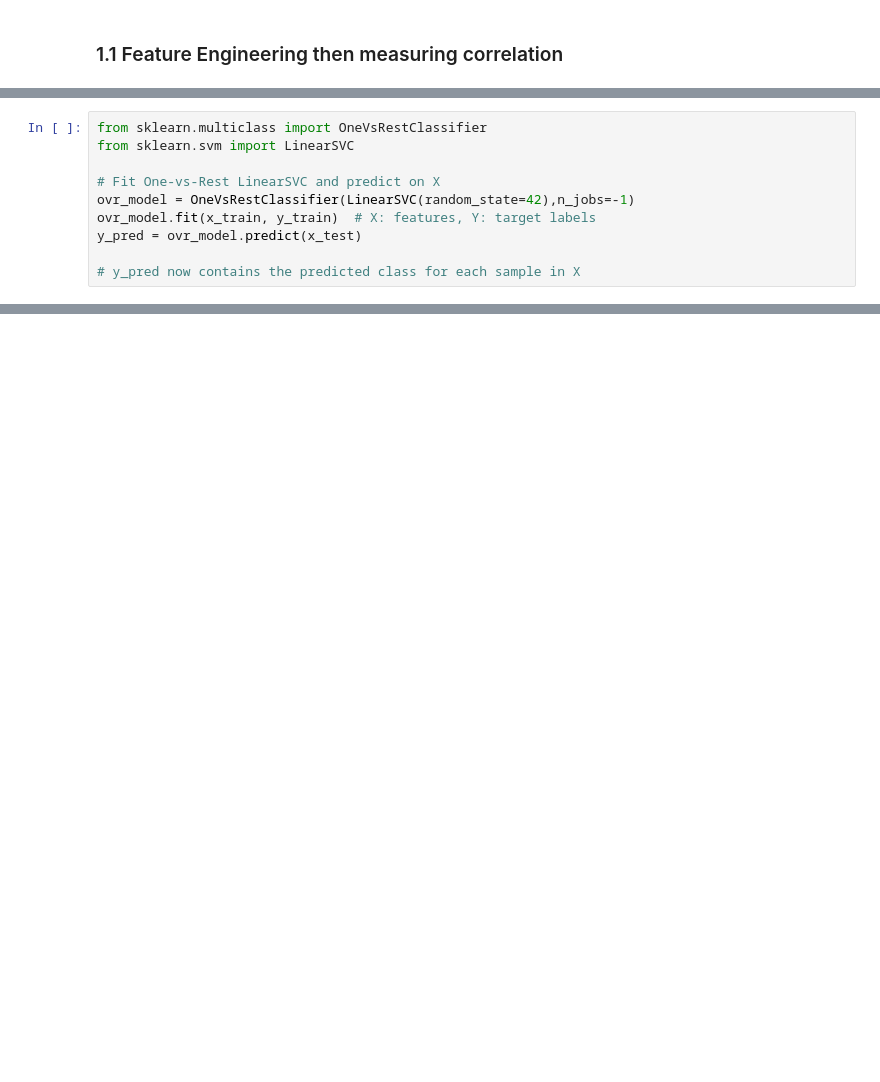
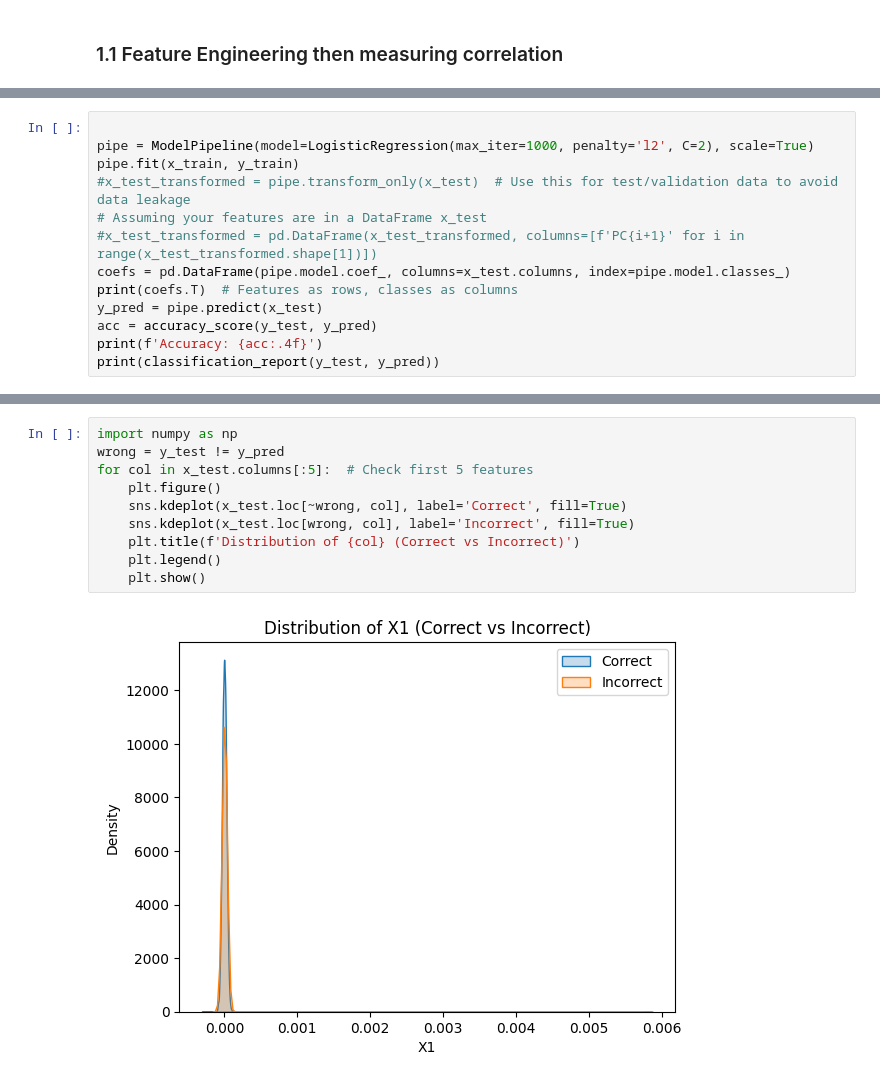
Before and after one commit to tjmeltesen/AML, a Jupyter notebook: Project/inspections.ipynb, the cells around one changed output, grey strips where cells are left out. Drawn from its saved outputs; the diff is of its cells as text; blank space fills up the shorter version.

```diff
--- a/Project/inspections.ipynb
+++ b/Project/inspections.ipynb
@@ -212,10 +252,0 @@ NameError: name 'y_pred' is not defined
-# %%
-from sklearn.multiclass import OneVsRestClassifier
-from sklearn.svm import LinearSVC
-
-# Fit One-vs-Rest LinearSVC and predict on X
-ovr_model = OneVsRestClassifier(LinearSVC(random_state=42),n_jobs=-1)
-ovr_model.fit(x_train, y_train)  # X: features, Y: target labels
-y_pred = ovr_model.predict(x_test)
-
-# y_pred now contains the predicted class for each sample in X
@@ -259,0 +323,13 @@ plt.show()
+# %%
+
+pipe = ModelPipeline(model=LogisticRegression(max_iter=1000, penalty='l2', C=2), scale=True)
+pipe.fit(x_train, y_train)
+#x_test_transformed = pipe.transform_only(x_test)  # Use this for test/validation data to avoid data leakage
+# Assuming your features are in a DataFrame x_test
+#x_test_transformed = pd.DataFrame(x_test_transformed, columns=[f'PC{i+1}' for i in range(x_test_transformed.shape[1])])
+coefs = pd.DataFrame(pipe.model.coef_, columns=x_test.columns, index=pipe.model.classes_)
+print(coefs.T)  # Features as rows, classes as columns
+y_pred = pipe.predict(x_test)
+acc = accuracy_score(y_test, y_pred)
+print(f'Accuracy: {acc:.4f}')
+print(classification_report(y_test, y_pred))
@@ -259,0 +354,12 @@ plt.show()
+# %%
+import numpy as np
+wrong = y_test != y_pred
+for col in x_test.columns[:5]:  # Check first 5 features
+    plt.figure()
+    sns.kdeplot(x_test.loc[~wrong, col], label='Correct', fill=True)
+    sns.kdeplot(x_test.loc[wrong, col], label='Incorrect', fill=True)
+    plt.title(f'Distribution of {col} (Correct vs Incorrect)')
+    plt.legend()
+    plt.show()
+# %% [output]
+[figure, added]
```
Also changed, not shown: parts of 23 cells of this notebook.
